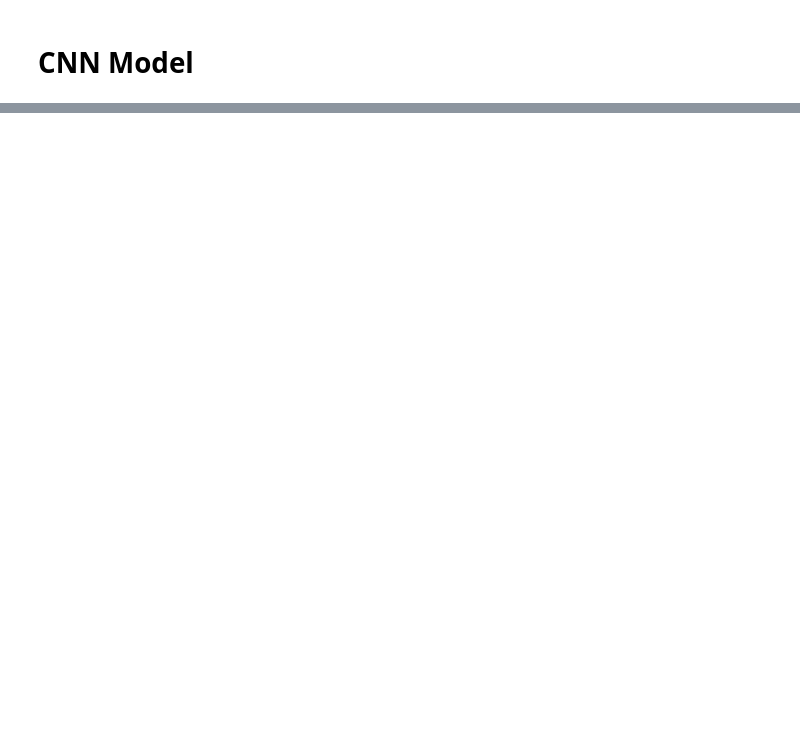
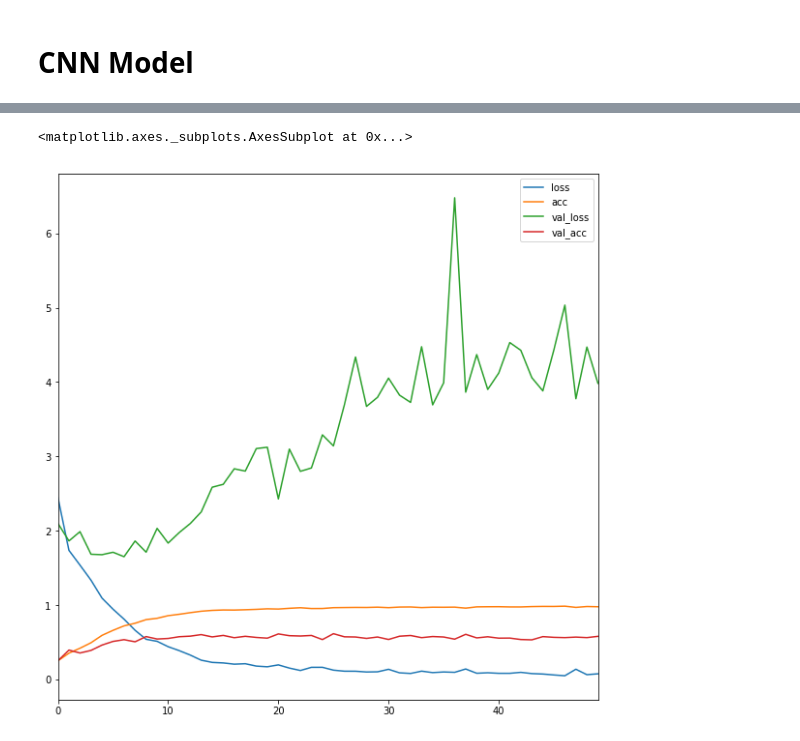
Before and after one commit to skagnihotri/urban_sound_classification, a Jupyter notebook: sound_classification_cnn.ipynb, the cells around one changed output, grey strips where cells are left out. Drawn from its saved outputs; the diff is of its cells as text; code cells hidden in the pictures; blank space fills up the shorter version.

Commit message:
Functional model created and fitted

```diff
--- a/sound_classification_cnn.ipynb
+++ b/sound_classification_cnn.ipynb
@@ -56,0 +106,4 @@ input = Input(shape= (40, 174, 1))
+# %%
+output = Dense(units= 10, activation= 'softmax') (drop2)
+# %%
+model = Model(inputs = [input], outputs = [output])
@@ -56,0 +130,2 @@ input = Input(shape= (40, 174, 1))
+# %%
+model.compile(optimizer= 'adam', loss = 'categorical_crossentropy', metrics= ['accuracy'])
@@ -56,0 +152,2 @@ input = Input(shape= (40, 174, 1))
+# %%
+history = model.fit(X_train, y_train, batch_size= 32, epochs= 50, validation_split= 0.2)
@@ -56,0 +177,5 @@ input = Input(shape= (40, 174, 1))
+# %%
+pd.DataFrame(history.history).plot(figsize=(10,10))
+# %% [output]
+<matplotlib.axes._subplots.AxesSubplot at 0x...>
+[figure, added]
```
Also changed, not shown: parts of 13 cells of this notebook.
